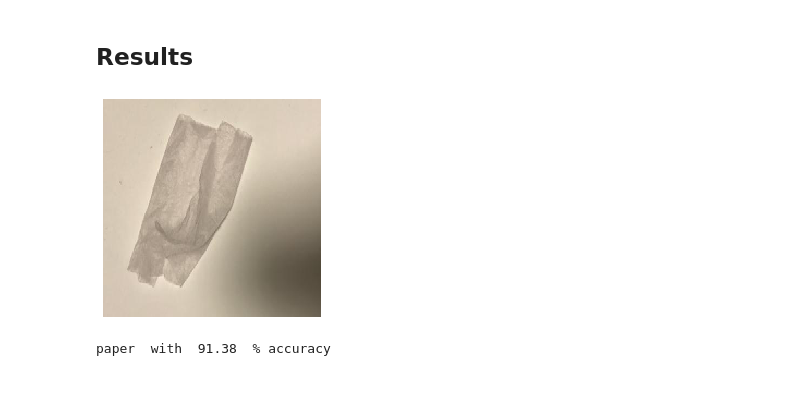
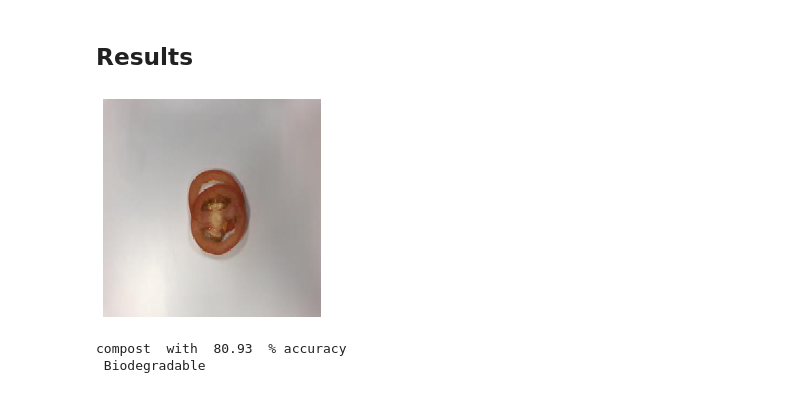
Before and after one commit to Gaurisha21/Viraan_Waste_Management_Project, a Jupyter notebook: ML_Part/WasteSeg-vgg16Model_manyClasses.ipynb, the cells around one changed output. Drawn from its saved outputs; the diff is of its cells as text; code cells hidden in the pictures.

```diff
--- a/ML_Part/WasteSeg-vgg16Model_manyClasses.ipynb
+++ b/ML_Part/WasteSeg-vgg16Model_manyClasses.ipynb
@@ -103,6 +105,10 @@ def waste_prediction(new_image):
     predicted_accuracy = round(np.max(predicted_array) * 100, 2)
 
     print(predicted_value, " with ", predicted_accuracy, " % accuracy")
+    if predicted_value in ['compost', 'paper']:
+        print(" Biodegradable")
+    else:
+        print(" Non - Biodegradable")
 # %% [markdown]
 ## Webcam Stuff
 # %%
@@ -127,10 +133,11 @@ cv2.destroyAllWindows()
 ## Results
 # %%
 dir_path = 'test'
-waste_prediction('test/trash90.jpg')
+waste_prediction('test/compost92.jpg')
 # %% [output]
-[figure, old version]
+[figure, new version]
-paper  with  91.38  % accuracy
+compost  with  80.93  % accuracy
+ Biodegradable
 # %%
 plt.title("Accuracy")
 plt.plot(result.history["accuracy"])
```
Also changed, not shown: parts of 7 cells of this notebook.
